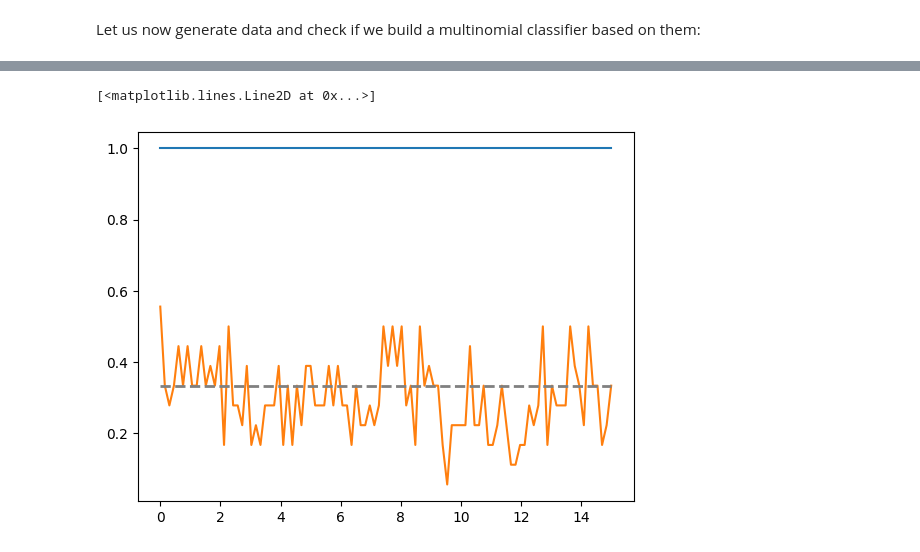
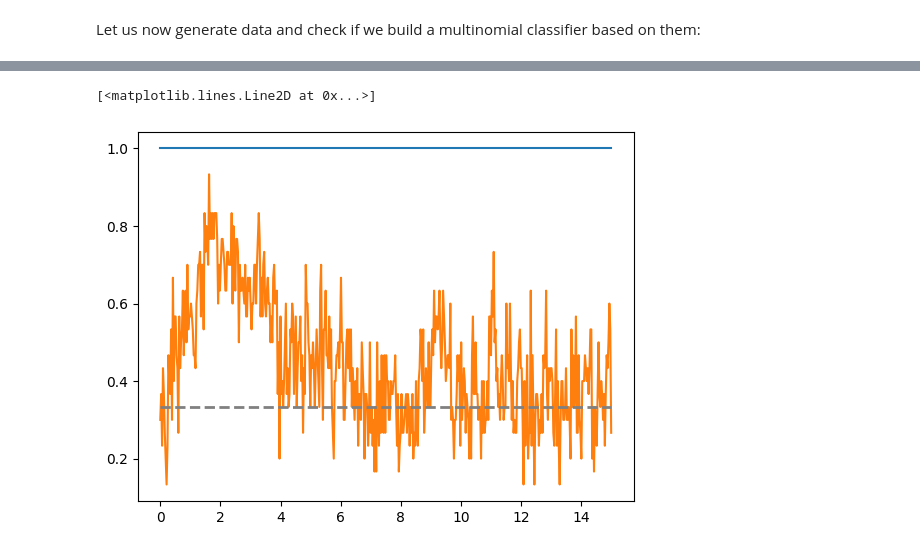
Before and after one commit to adkipnis/compositional-inference-experiment, a Jupyter notebook: simulation-test/spell-decoder.ipynb, the cells around one changed output, grey strips where cells are left out. Drawn from its saved outputs; the diff is of its cells as text; code cells hidden in the pictures.

```diff
--- a/simulation-test/spell-decoder.ipynb
+++ b/simulation-test/spell-decoder.ipynb
@@ -51,6 +60,7 @@ plotMat(As[0], "Coefficient Matrix A")
 # %%
-def genVAR(nChan: int, nSamples: int, mu: np.ndarray, sigma: np.ndarray, A: np.ndarray) -> np.ndarray:
-    x = np.zeros((nChan, nSamples)) + mu[:, np.newaxis]
+def genVAR(nChan: int, nSamples: int, mu: np.ndarray, sigma: np.ndarray, A: np.ndarray, irf: np.ndarray) -> np.ndarray:
+    x = np.zeros((nChan, nSamples))
+    x += np.outer(mu, irf)
     noise = np.random.multivariate_normal(np.zeros(nChan), sigma, size=nSamples).T
     x[:,0] += noise[:,0]
     for t in range(1, nSamples):
@@ -60,6 +70,7 @@ def genVAR(nChan: int, nSamples: int, mu: np.ndarray, sigma: np.ndarray, A: np.n
 def plotSomeChannels(x: np.ndarray, nPlots:int, nChan: int, nSamples: int) -> None:
     channels = sorted(np.random.choice(nChan, size=nPlots, replace=False))
     plt.figure(figsize=(20,10))
+    plt.suptitle("Simulated Single Trial", fontsize=20)
     t = np.linspace(0, 15, nSamples)
 
     for i, c in enumerate(channels):
@@ -70,9 +81,10 @@ def plotSomeChannels(x: np.ndarray, nPlots:int, nChan: int, nSamples: int) -> No
         plt.ylabel("Field (nT)")
         plt.xlim([0, nSeconds])
         plt.ylim([np.min(x[channels,:]), np.max(x[channels,:])])
-        plt.plot([0, nSamples], [mu[c], mu[c]], color='grey', linestyle='--', linewidth=2)
+        plt.plot(t, np.ones(nSamples) * [0], color='grey', linestyle='--')
         plt.subplots_adjust(hspace=1.)
 
-x = genVAR(nChan, nSamples, mus[0], sigma, As[0])
+_, irf = scipy.signal.impulse(([1.0], [1.0, 2.0, 2.0]), N=nSamples)
+x = genVAR(nChan, nSamples, mus[0], sigma, As[0], irf)
 plotSomeChannels(x, 3, nChan, nSamples)
 # %% [output]
@@ -80,6 +92,11 @@ plotSomeChannels(x, 3, nChan, nSamples)
 # %% [markdown]
 Let us now generate data and check if we build a multinomial classifier based on them:
 # %%
-from sklearn.model_selection import train_test_split
-X = np.array([genVAR(nChan, nSamples, mus[i], sigma, As[i]) for _ in range(nObs) for i in range(nSpells)]) # shape (nObs * nSpells, nChan, nSamples)
-X_train, X_test, y_train, y_test = train_test_split(X, [0] * nObs + [1] * nObs + [2] * nObs, test_size=0.2, random_state=42)
+from sklearn.model_selection import KFold
+# from sklearn.model_selection import train_test_split
+X_0 = [genVAR(nChan, nSamples, mus[0], sigma, As[0], irf) for _ in range(nObs)]
+X_1 = [genVAR(nChan, nSamples, mus[1], sigma, As[1], irf) for _ in range(nObs)]
+X_2 = [genVAR(nChan, nSamples, mus[2], sigma, As[2], irf) for _ in range(nObs)]
+X = np.array(X_0 + X_1 + X_2)
+y = np.array(["0"] * nObs + ["1"] * nObs + ["2"] * nObs)
+# X_train, X_test, y_train, y_test = train_test_split(X, y, test_size=0.2, random_state=42, shuffle=False)
@@ -158,0 +121,19 @@ Training on time point 100 of 100
+# %%
+from sklearn.linear_model import LogisticRegression
+from sklearn.model_selection import cross_validate, KFold
+mnc = LogisticRegression(multi_class='multinomial', solver='newton-cg', penalty='l2')
+kf = KFold(n_splits=10, shuffle=False)
+
+def kfoldCV(X, y, model, kf):
+    train_scores = []
+    test_scores = []
+    nSamples = X.shape[2]
+    for i in range(nSamples):
+        print(f"Training on time point {i+1} of {nSamples}")
+        x = X[:,:,i]
+        scores = cross_validate(model, x, y, cv=kf, scoring='accuracy', return_train_score=True)
+        train_scores.append(scores['train_score'].mean())
+        test_scores.append(scores['test_score'].mean())
+    return np.array(train_scores), np.array(test_scores)
+
+train_scores, test_scores = kfoldCV(X, y, mnc, kf)
@@ -159,7 +158,7 @@ Training on time point 100 of 100
 # %%
-plt.plot(np.linspace(0, 15, nSamples), trainAcc)
-plt.plot(np.linspace(0, 15, nSamples), testAcc)
+plt.plot(np.linspace(0, 15, nSamples), train_scores)
+plt.plot(np.linspace(0, 15, nSamples), test_scores)
 plt.plot([0, 15], [1/nSpells, 1/nSpells], color='grey', linestyle='--', linewidth=2)
 # %% [output]
 [<matplotlib.lines.Line2D at 0x...>]
-[figure, old version]
+[figure, new version]
```
Also changed, not shown: parts of 7 cells of this notebook.
